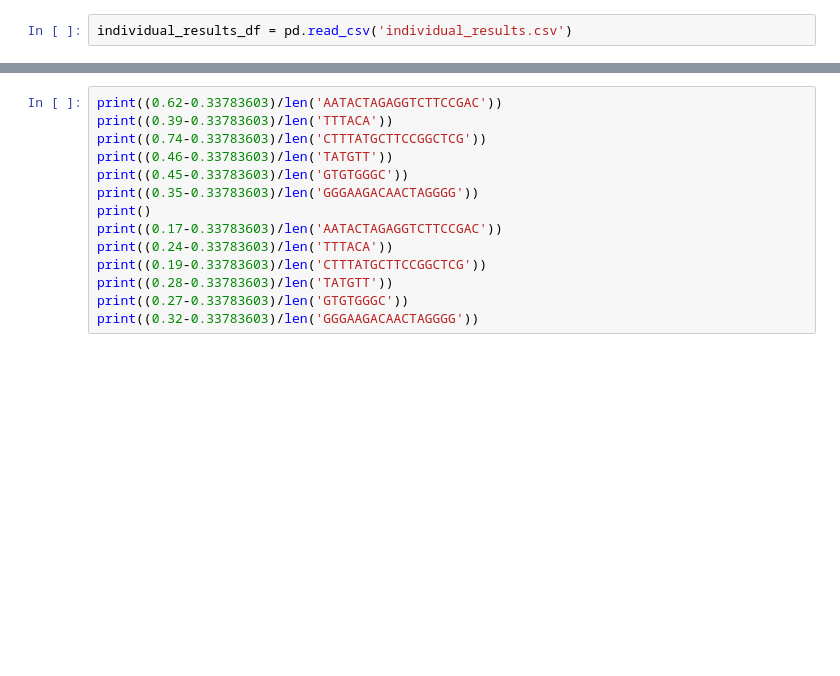
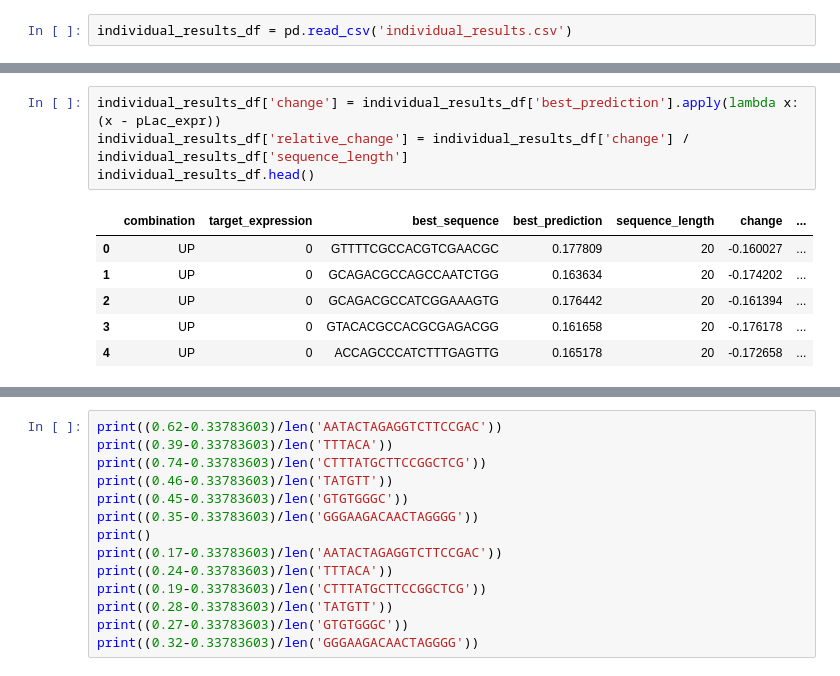
Before and after one commit to Rhys-sg/promoter-sequence-transcription-rates, a Jupyter notebook: v2/Testing GA/GA_params/5_GA_analysis.ipynb, the cells around one changed output, grey strips where cells are left out. Saved outputs shown, nothing was run; the diff lists cells and outputs as text; blank space fills up the shorter version.

```diff
--- a/v2/Testing GA/GA_params/5_GA_analysis.ipynb
+++ b/v2/Testing GA/GA_params/5_GA_analysis.ipynb
@@ -156,0 +174,11 @@ plt.show()
+# %%
+individual_results_df['change'] = individual_results_df['best_prediction'].apply(lambda x: (x - pLac_expr))
+individual_results_df['relative_change'] = individual_results_df['change'] / individual_results_df['sequence_length']
+individual_results_df.head()
+# %% [output]
+|  | combination | target_expression | best_sequence | best_prediction | sequence_length | change | ... |
+| 0 | UP | 0 | GTTTTCGCCACGTCGAACGC | 0.177809 | 20 | -0.160027 | ... |
+| 1 | UP | 0 | GCAGACGCCAGCCAATCTGG | 0.163634 | 20 | -0.174202 | ... |
+| 2 | UP | 0 | GCAGACGCCATCGGAAAGTG | 0.176442 | 20 | -0.161394 | ... |
+| 3 | UP | 0 | GTACACGCCACGCGAGACGG | 0.161658 | 20 | -0.176178 | ... |
+| 4 | UP | 0 | ACCAGCCCATCTTTGAGTTG | 0.165178 | 20 | -0.172658 | ... |
```
Also changed, not shown: parts of 4 cells of this notebook, 25 other files.
